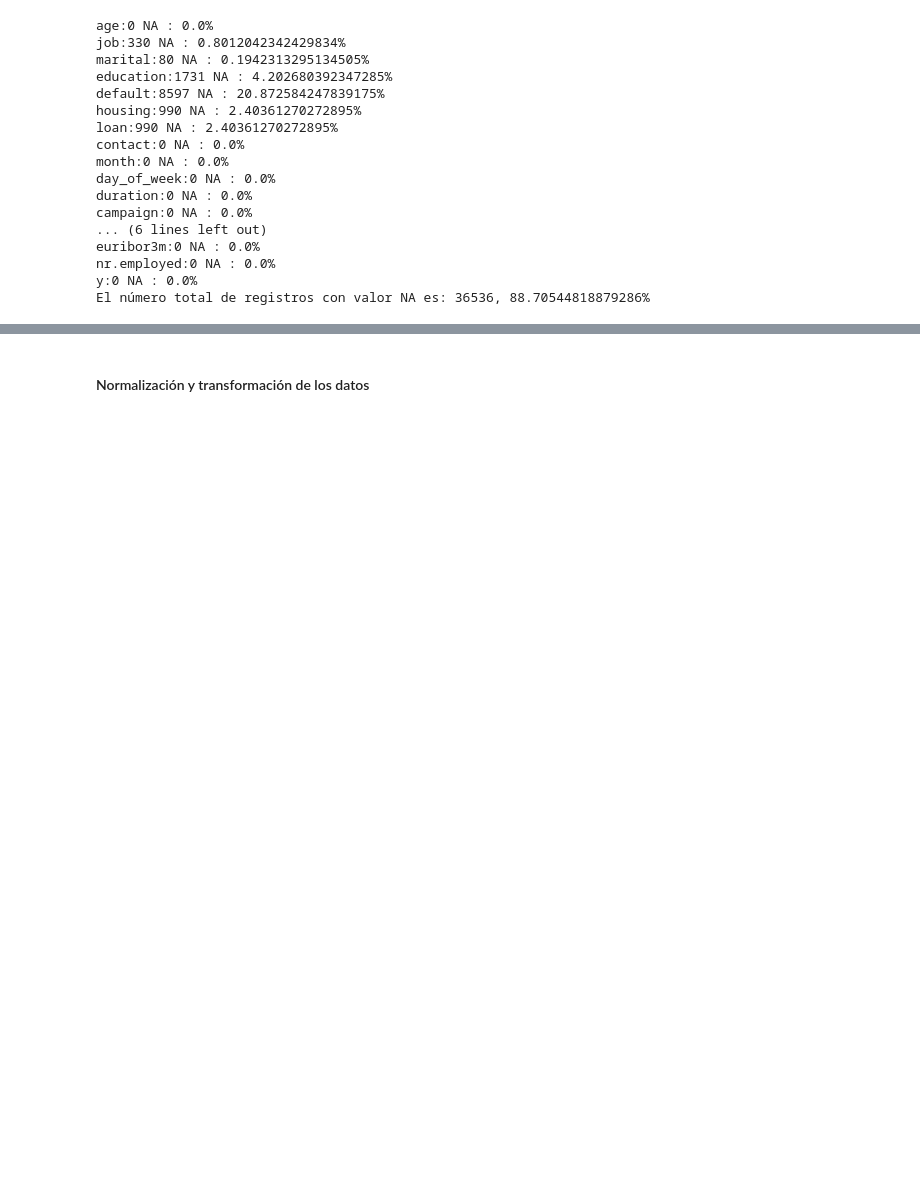
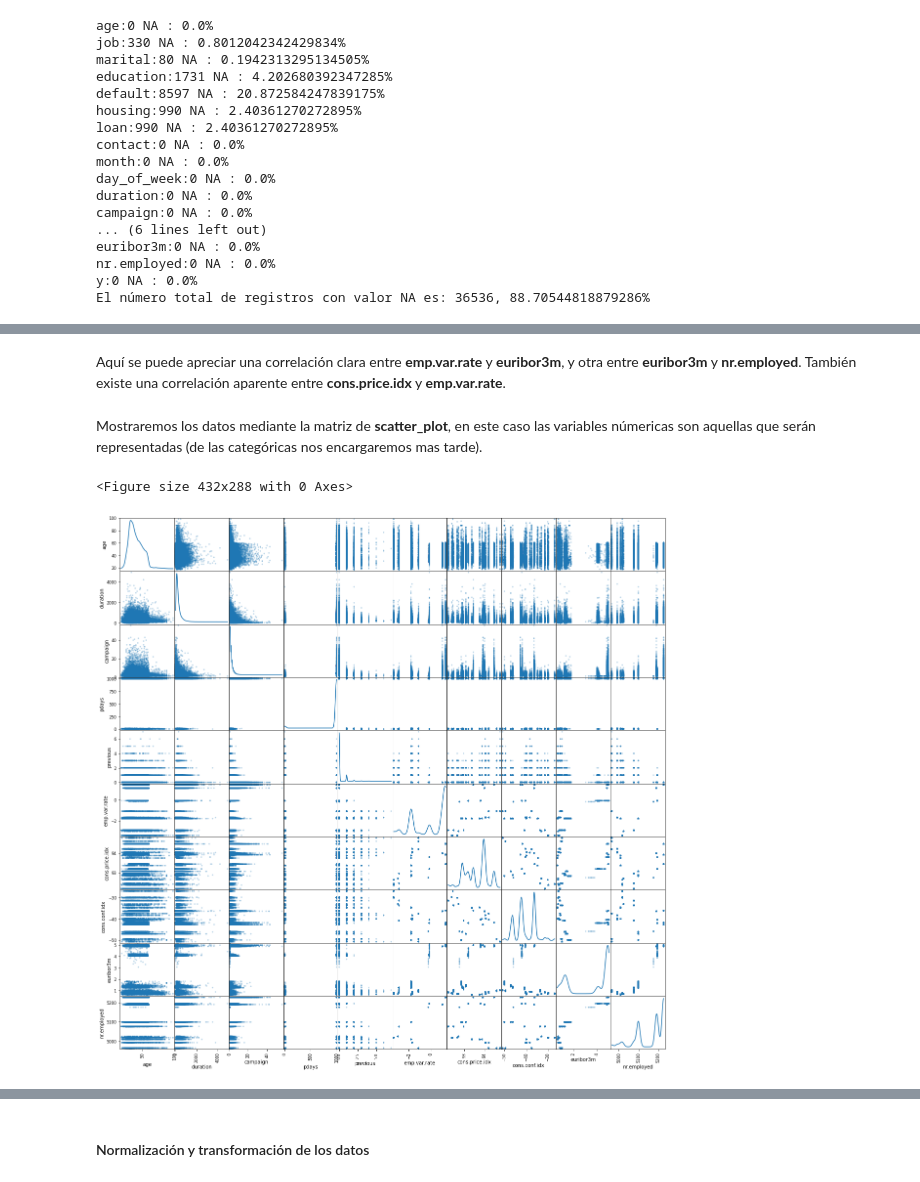
Before and after one commit to Javimh18/AnalisisFund, a Jupyter notebook: consultoria.ipynb, the cells around one changed output, grey strips where cells are left out. Cells and saved outputs as stored; diff of their text form; code cells hidden in the pictures; blank space fills up the shorter version.

```diff
--- a/consultoria.ipynb
+++ b/consultoria.ipynb
@@ -147,0 +229,14 @@ El número total de registros con valor NA es: 36536, 88.70544818879286%
+# %% [markdown]
+Aquí se puede apreciar una correlación clara entre __emp.var.rate__ y __euribor3m__, y otra entre __euribor3m__ y __nr.employed__. También existe una correlación aparente entre __cons.price.idx__ y __emp.var.rate__.
+# %% [markdown]
+Mostraremos los datos mediante la matriz de __scatter_plot__, en este caso las variables númericas son aquellas que serán representadas (de las categóricas nos encargaremos mas tarde).
+# %%
+#### Scatter Matrix Plot
+
+plt.figure()
+from pandas.plotting import scatter_matrix
+scatter_matrix(df, alpha=0.3, figsize=(20, 20), diagonal='kde')
+plt.show()
+# %% [output]
+<Figure size 432x288 with 0 Axes>
+[figure, added]
```
Also changed, not shown: parts of 28 cells of this notebook.
